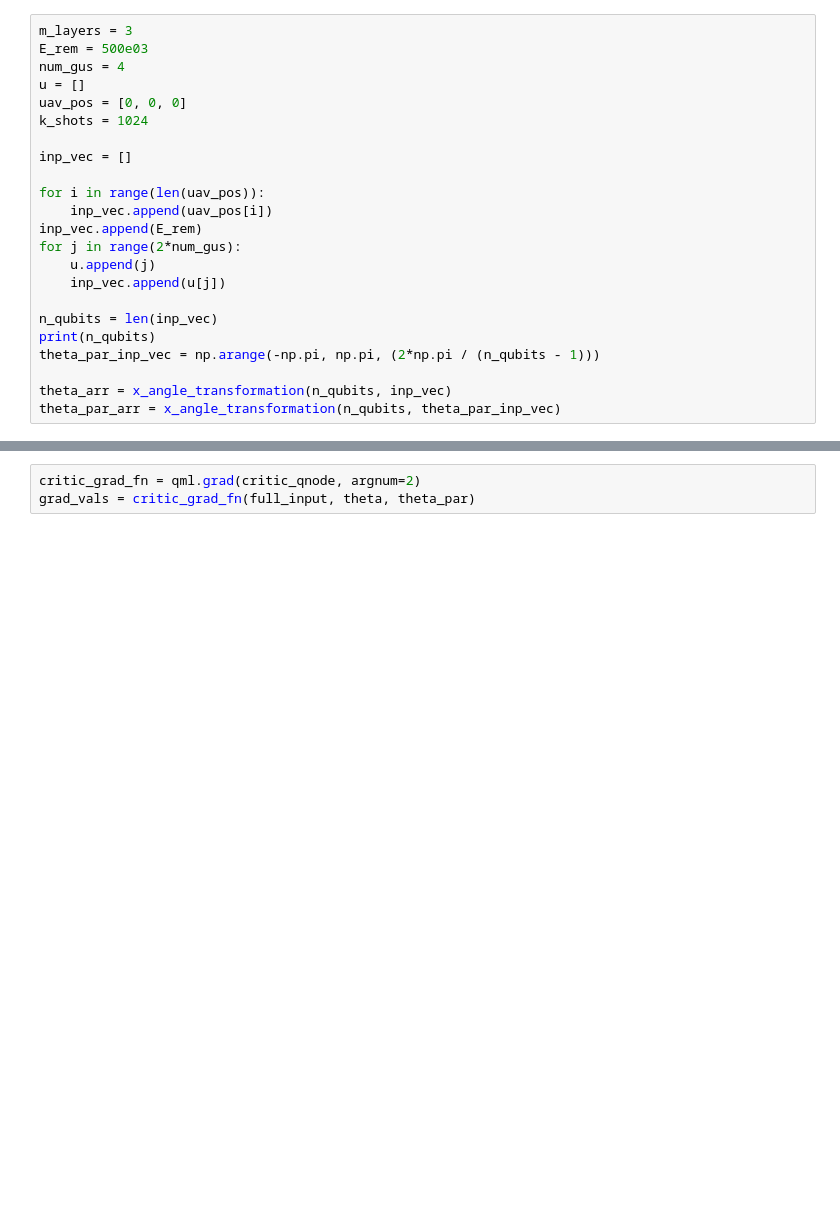
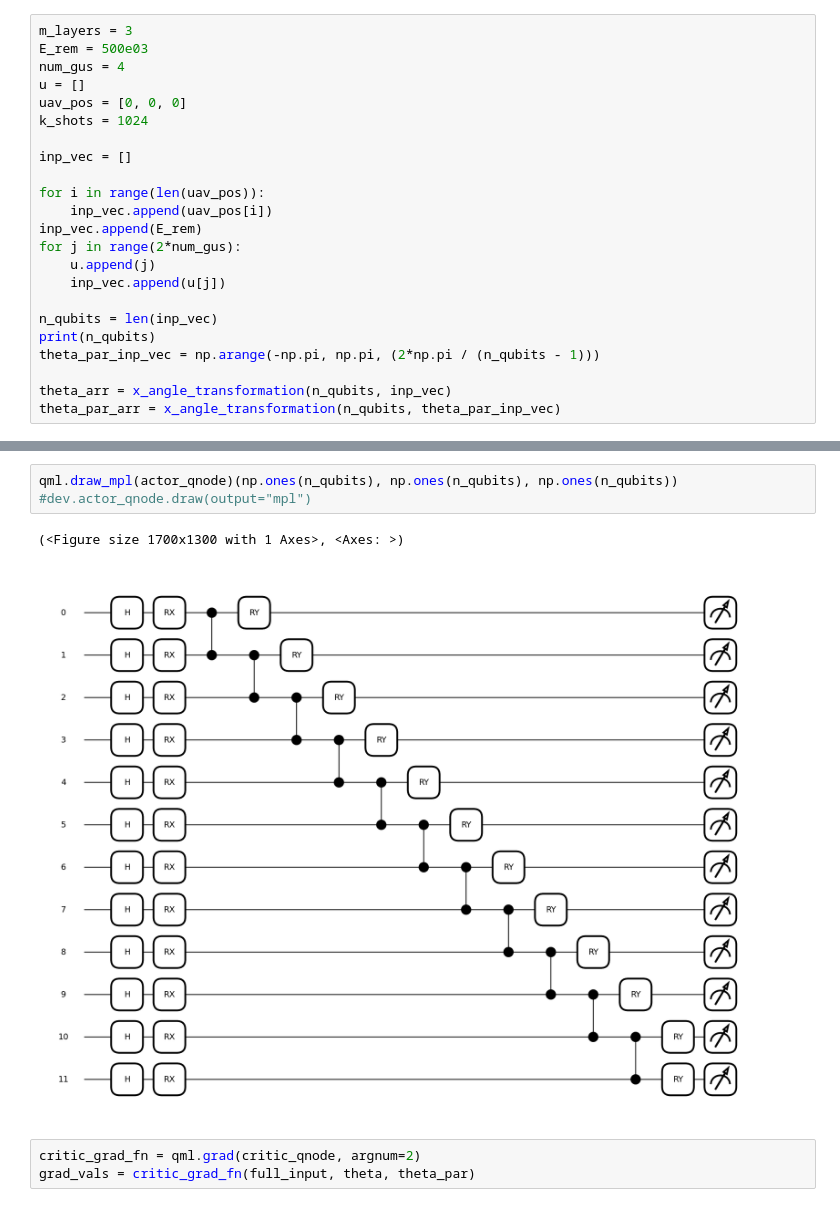
Before and after one commit to piersk/EEEN40290_Thesis, a Jupyter notebook: qml_lqdrl/PennyLane_LQDRL.ipynb, the cells around one changed output, grey strips where cells are left out. Cells and saved outputs as stored; diff of their text form; blank space fills up the shorter version.

```diff
--- a/qml_lqdrl/PennyLane_LQDRL.ipynb
+++ b/qml_lqdrl/PennyLane_LQDRL.ipynb
@@ -162,3 +144,9 @@ q_val = critic_qnode(full_input, theta, theta_par)
+# %%
+qml.draw_mpl(actor_qnode)(np.ones(n_qubits), np.ones(n_qubits), np.ones(n_qubits))
+#dev.actor_qnode.draw(output="mpl")
+# %% [output]
+(<Figure size 1700x1300 with 1 Axes>, <Axes: >)
+[figure, added]
 # %%
 critic_grad_fn = qml.grad(critic_qnode, argnum=2)
 grad_vals = critic_grad_fn(full_input, theta, theta_par)
```
Also changed, not shown: parts of 5 cells of this notebook.
